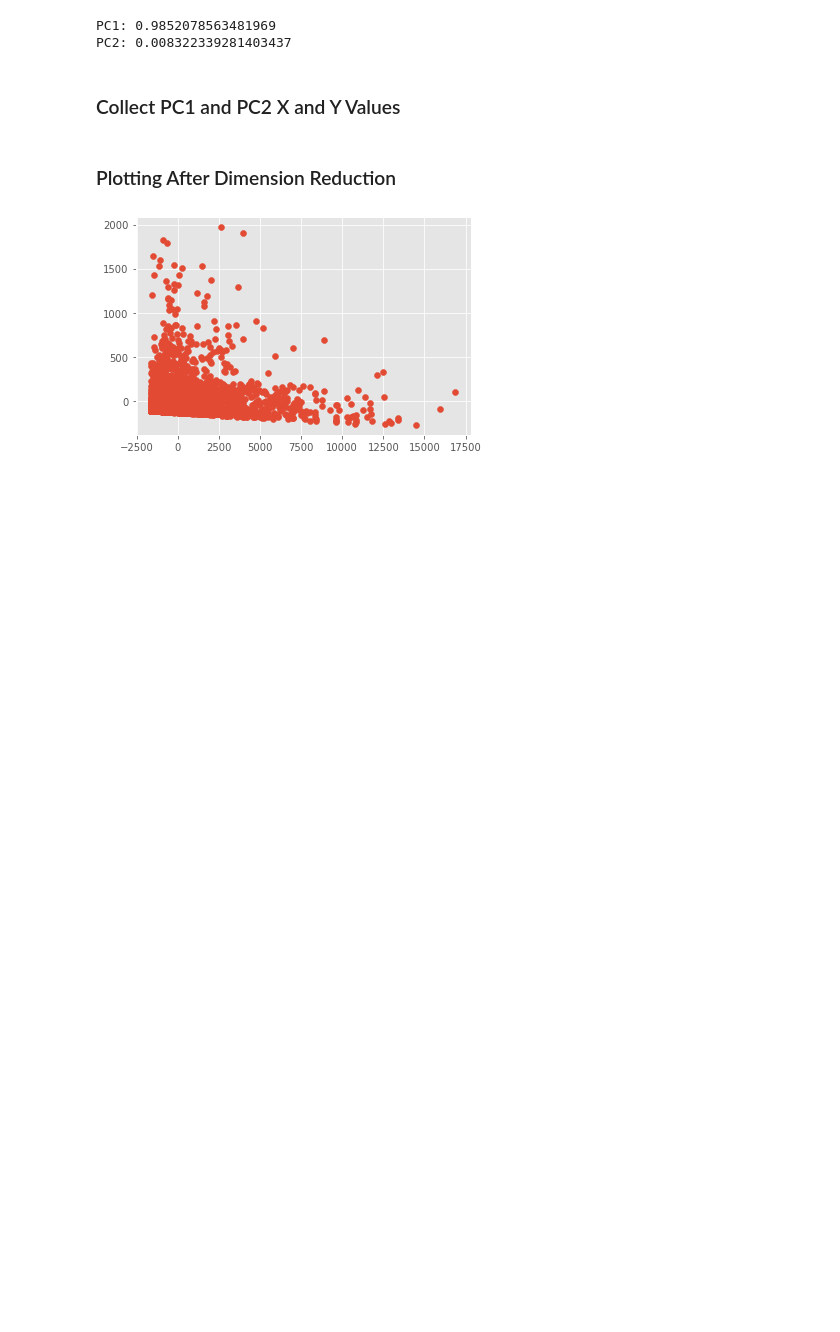
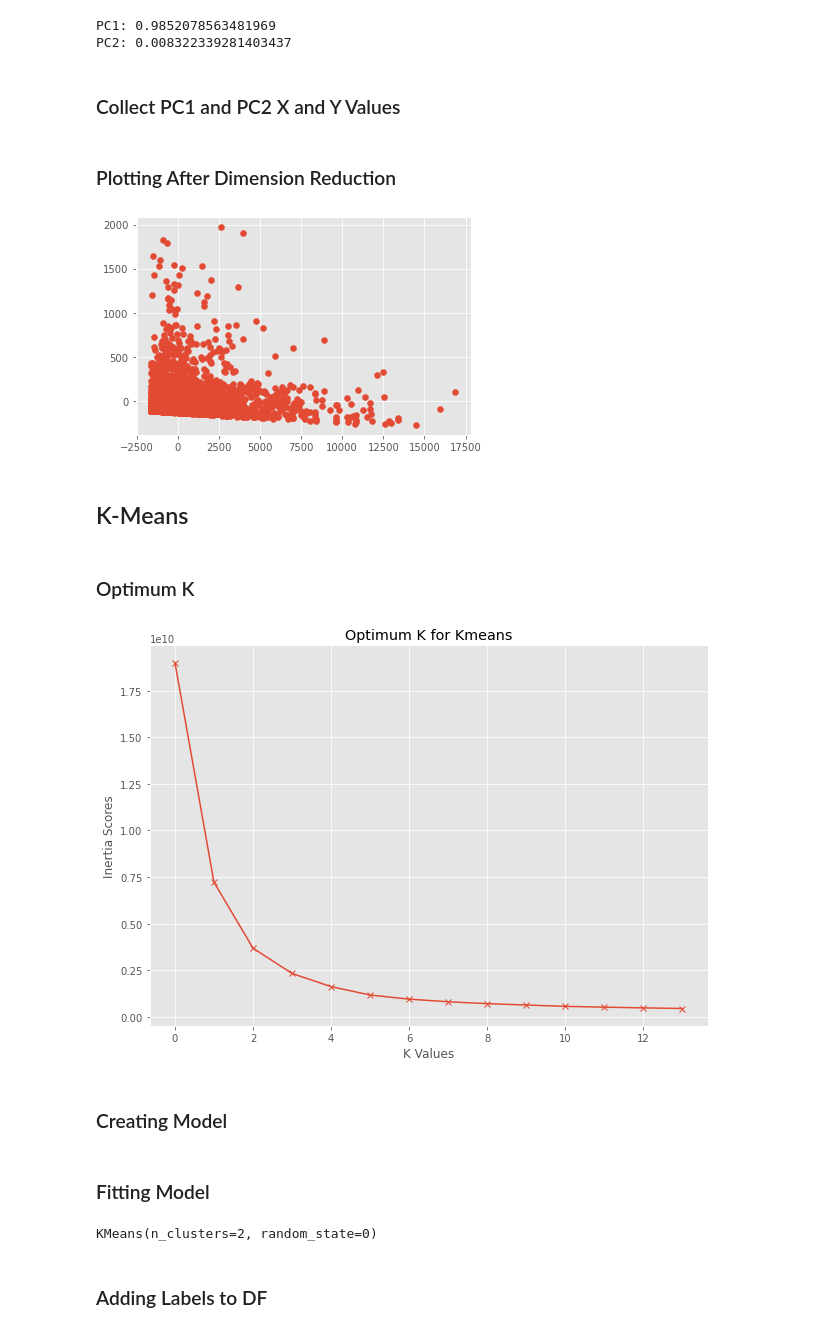
Before and after one commit to onur-duman/OnlineShoppersIntention-EDA-Classification-Clustering, a Jupyter notebook: OnlineShoppersIntention.ipynb, the cells around one changed output. Saved outputs shown, nothing was run; the diff lists cells and outputs as text; code cells hidden in the pictures; blank space fills up the shorter version.

Commit message:
K-Means
K-Means

```diff
--- a/OnlineShoppersIntention.ipynb
+++ b/OnlineShoppersIntention.ipynb
@@ -470,3 +470,27 @@ plt.scatter(pca_df["X"], pca_df["Y"])
 plt.show()
 # %% [output]
 [figure]
+# %% [markdown]
+<a id="19"></a>
+## K-Means
+# %% [markdown]
+<a id="38"></a>
+### Optimum K
+# %%
+inertia_scores = list()
+for k in range(1,15):
+    kmeans = KMeans(n_clusters=k)
+    kmeans = kmeans.fit(X)
+    inertia_scores.append(kmeans.inertia_)
+# %%
+plt.figure(figsize=(10,7))
+plt.plot(inertia_scores, marker="x")
+plt.title("Optimum K for Kmeans")
+plt.xlabel("K Values")
+plt.ylabel("Inertia Scores")
+plt.show()
+# %% [output]
+[figure, added]
+# %% [markdown]
+<a id="39"></a>
+### Creating Model
@@ -472,0 +499,11 @@ plt.show()
+# %% [markdown]
+<a id="40"></a>
+### Fitting Model
+# %%
+kmeans.fit(pca_df)
+# %% [output]
+KMeans(n_clusters=2, random_state=0)
+# %% [markdown]
+<a id="41"></a>
+
+### Adding Labels to DF
```
Also changed, not shown: parts of 9 cells of this notebook.
